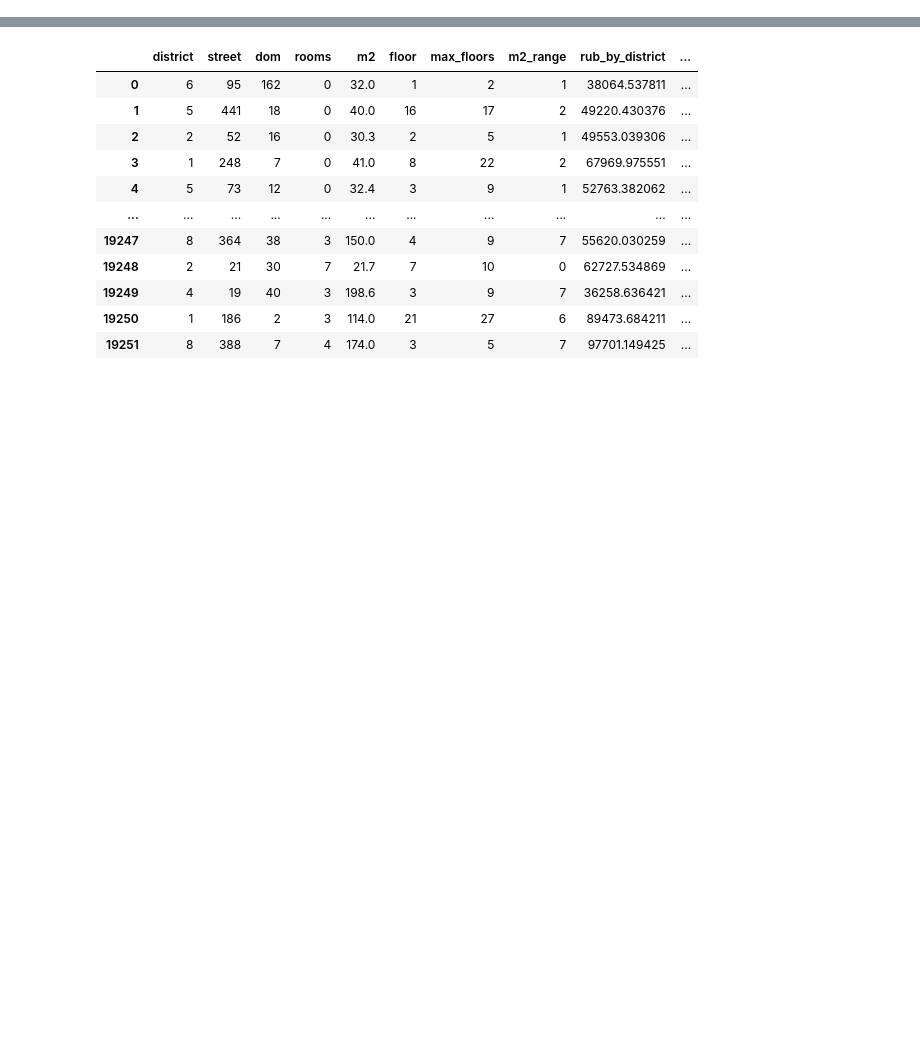
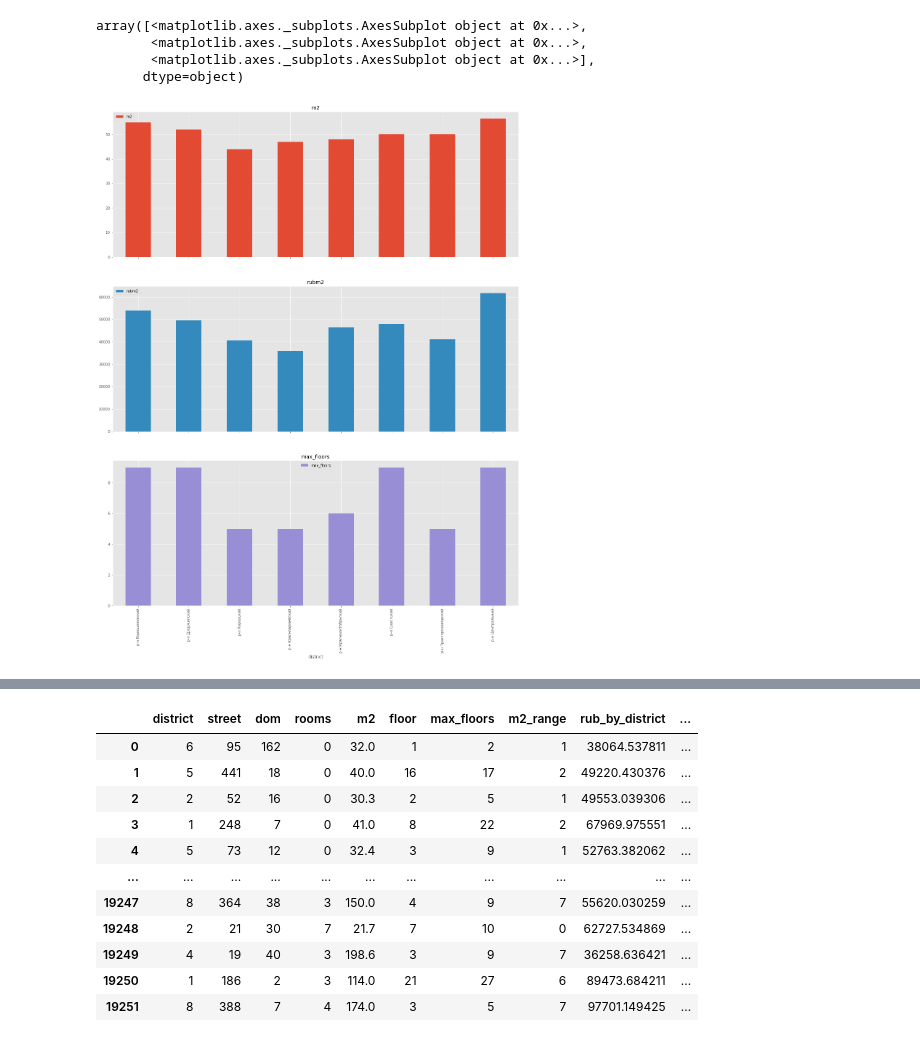
Before and after one commit to charubaiel/flat_ML, a Jupyter notebook: Avito_predict.ipynb, the cells around one changed output, grey strips where cells are left out. Saved outputs shown, nothing was run; the diff lists cells and outputs as text; code cells hidden in the pictures; blank space fills up the shorter version.

```diff
--- a/Avito_predict.ipynb
+++ b/Avito_predict.ipynb
@@ -47,0 +46,8 @@ df
+# %%
+df.groupby(['district'])[['m2','rubm2','max_floors']].median().plot.bar(subplots=True,figsize=(20,25))
+# %% [output]
+array([<matplotlib.axes._subplots.AxesSubplot object at 0x...>,
+       <matplotlib.axes._subplots.AxesSubplot object at 0x...>,
+       <matplotlib.axes._subplots.AxesSubplot object at 0x...>],
+      dtype=object)
+[figure, added]
```
Also changed, not shown: parts of 15 cells of this notebook.
